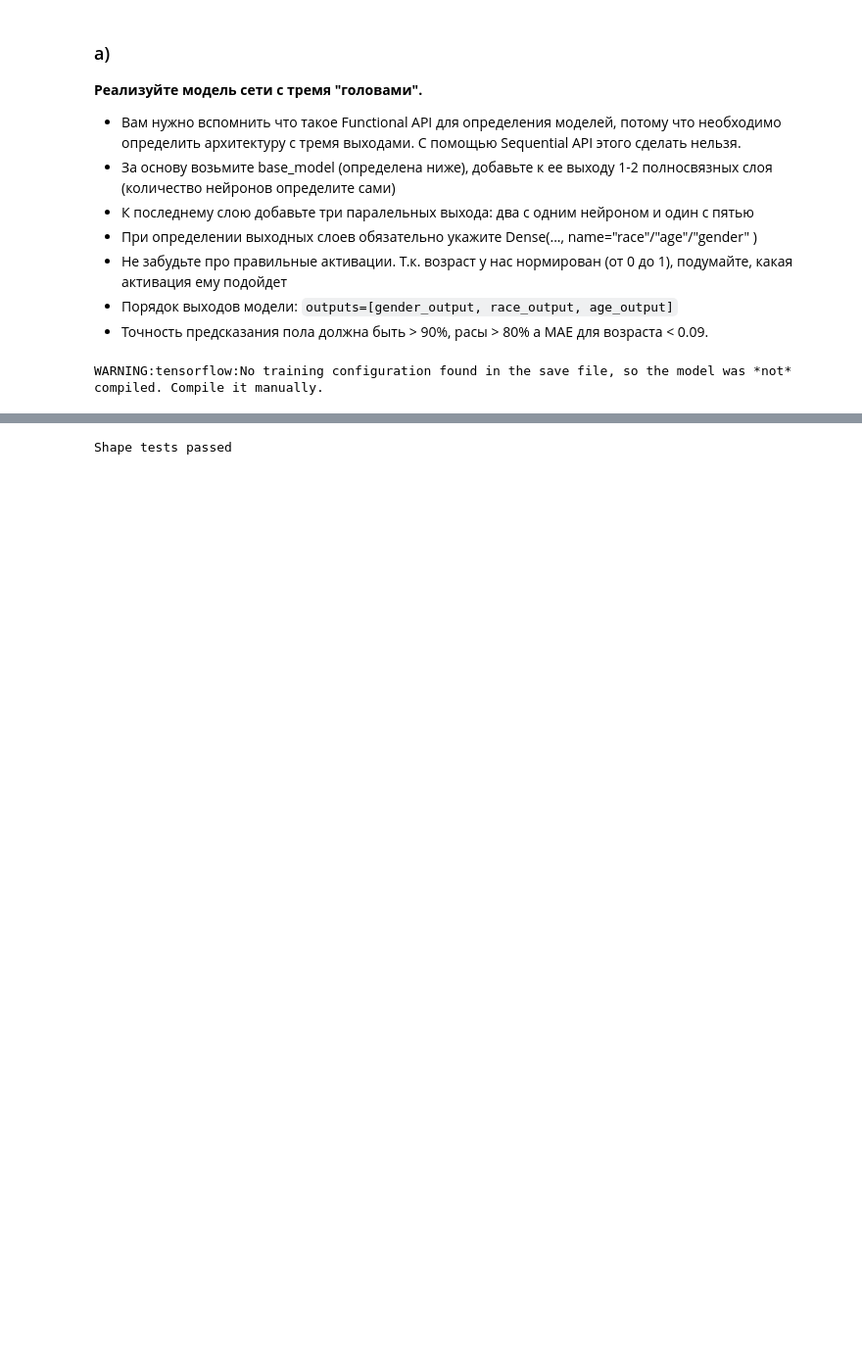
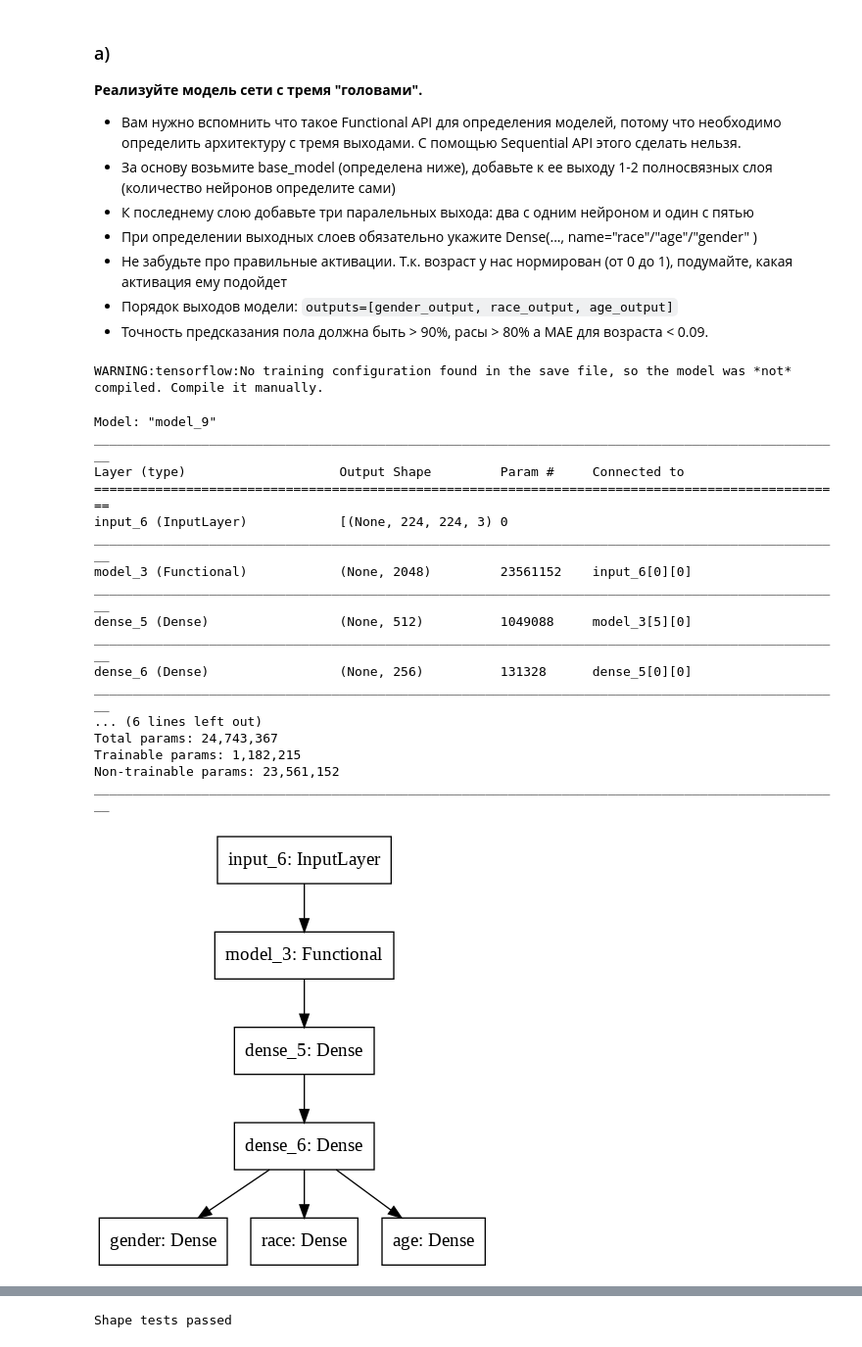
Before and after one commit to TomasHogger/python, a Jupyter notebook: ml/homework_5.ipynb, the cells around one changed output, grey strips where cells are left out. Shown at 98% size. Cells and saved outputs as stored; diff of their text form; code cells hidden in the pictures; blank space fills up the shorter version.

```diff
--- a/ml/homework_5.ipynb
+++ b/ml/homework_5.ipynb
@@ -814,31 +820,43 @@ base_model.trainable = False
 # %% [output]
 WARNING:tensorflow:No training configuration found in the save file, so the model was *not* compiled. Compile it manually.
 # %%
-# from tensorflow.keras.layers import Input, Dense
-# from tensorflow.keras.utils import plot_model
+from tensorflow.keras.layers import Input, Dense, BatchNormalization, Dropout
+from tensorflow.keras.utils import plot_model
 
+input_layer = Input(shape=(IMAGE_SIZE, IMAGE_SIZE, 3))
 
-# input_layer = Input(shape=(IMAGE_SIZE, IMAGE_SIZE, 3))
+# < YOUR CODE STARTS HERE >
+# переменная model должна содержать модель для дальнейшего обучения
+x = base_model(input_layer)
 
-# # < YOUR CODE STARTS HERE >
-# # переменная model должна содержать модель для дальнейшего обучения
+x = Dense(512, activation='relu')(x)
+x = Dense(256, activation='relu')(x)
 
-# x = base_model(input_layer)
+gender = Dense(1, activation='sigmoid', name='gender')(x)
+race = Dense(5, activation='softmax', name='race')(x)
+age = Dense(1, activation='sigmoid', name='age')(x)
 
-# dense1 = Dense(4096, activation='relu')(x)
-# dense2 = Dense(4096, activation='relu')(x)
-# dense3 = Dense(4096, activation='relu')(x)
+model = tf.keras.Model(input_layer, [gender, race, age])
 
-# dense1 = Dense(2048, activation='relu')(dense1)
-# dense2 = Dense(2048, activation='relu')(dense2)
-# dense3 = Dense(2048, activation='relu')(dense3)
-
-# dense1 = Dense(1, activation='sigmoid', name='gender')(dense1)
-# dense2 = Dense(5, activation='softmax', name='race')(dense2)
-# dense3 = Dense(1, activation='sigmoid', name='age')(dense3)
-
-# model = tf.keras.Model(inputs=[input_layer], outputs=[dense1, dense2, dense3])
-
-# # < YOUR CODE ENDS HERE >
-# model.summary()
-# plot_model(model)
+# < YOUR CODE ENDS HERE >
+model.summary()
+plot_model(model)
+# %% [output]
+Model: "model_9"
+__________________________________________________________________________________________________
+Layer (type)                    Output Shape         Param #     Connected to
+==================================================================================================
+input_6 (InputLayer)            [(None, 224, 224, 3) 0
+__________________________________________________________________________________________________
+model_3 (Functional)            (None, 2048)         23561152    input_6[0][0]
+__________________________________________________________________________________________________
+dense_5 (Dense)                 (None, 512)          1049088     model_3[5][0]
+__________________________________________________________________________________________________
+dense_6 (Dense)                 (None, 256)          131328      dense_5[0][0]
+__________________________________________________________________________________________________
+... (6 lines left out)
+Total params: 24,743,367
+Trainable params: 1,182,215
+Non-trainable params: 23,561,152
+__________________________________________________________________________________________________
+[figure, added]
```
Also changed, not shown: parts of 29 cells of this notebook.
